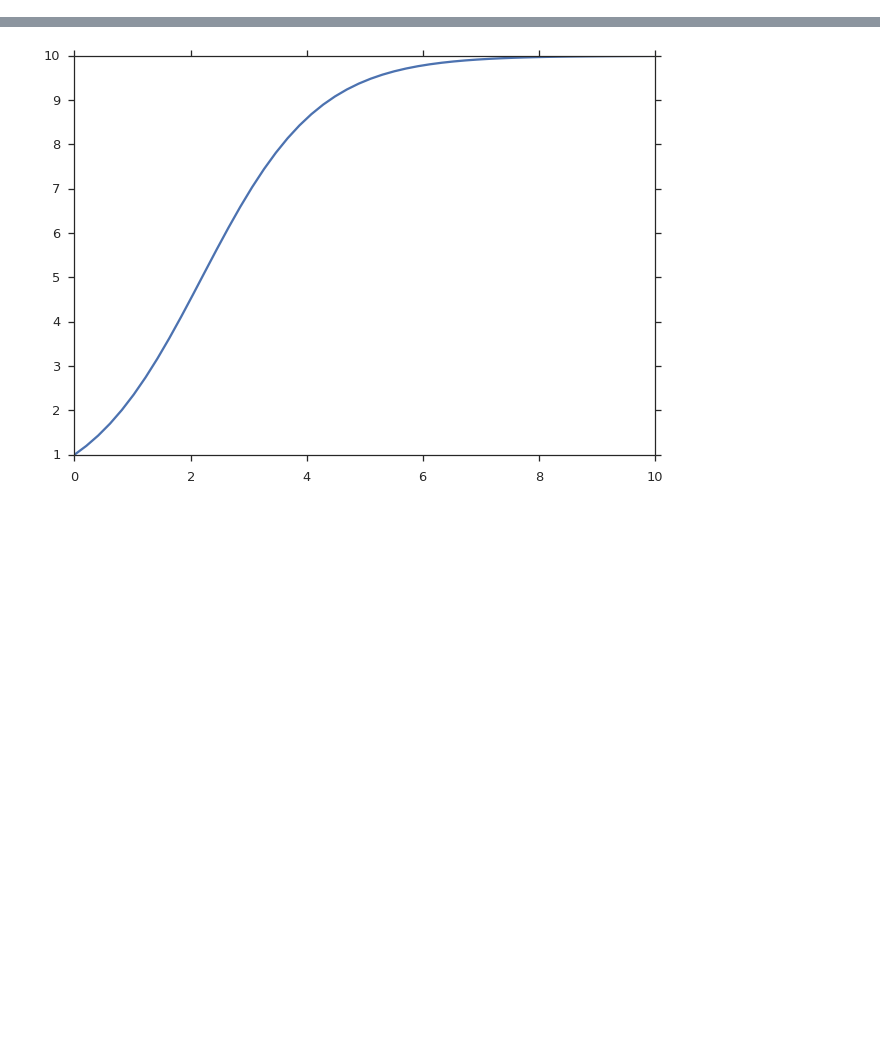
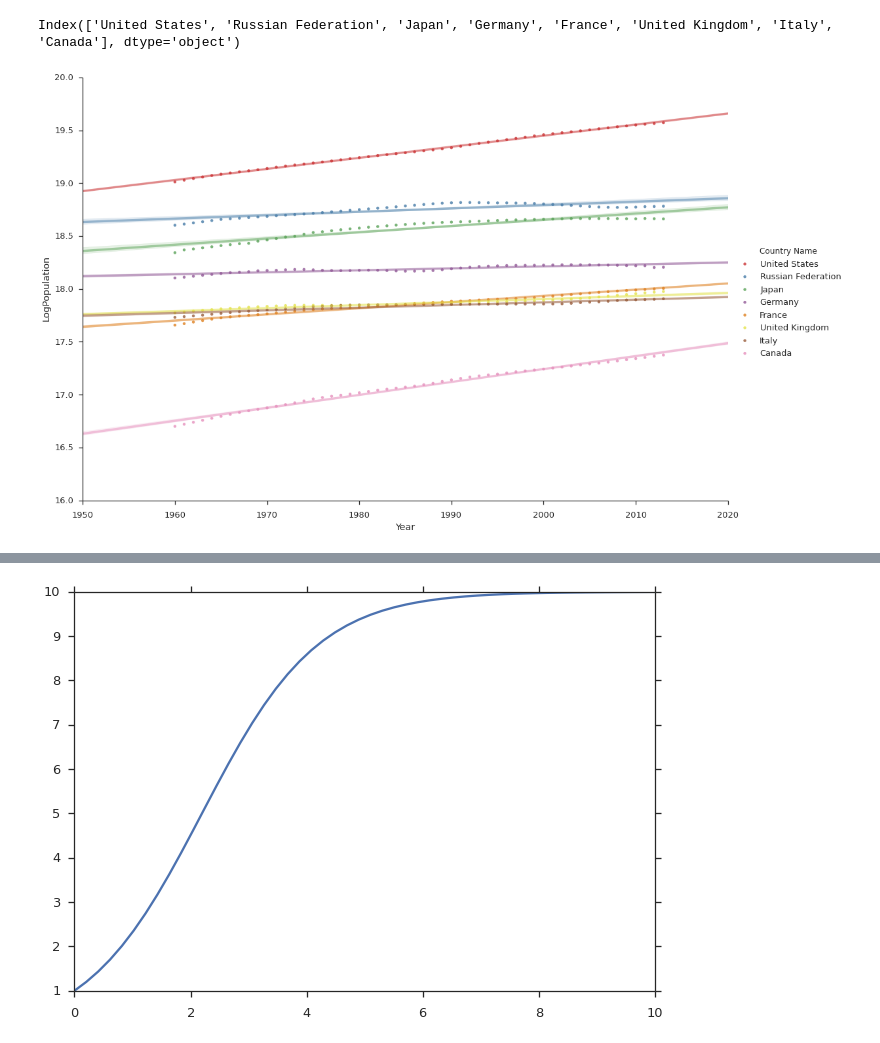
Before and after one commit to Py4Life/TAU2015, a Jupyter notebook: lecture10.ipynb, the cells around one changed output, grey strips where cells are left out. Saved outputs shown, nothing was run; the diff lists cells and outputs as text; code cells hidden in the pictures; blank space fills up the shorter version.

```diff
--- a/lecture10.ipynb
+++ b/lecture10.ipynb
@@ -152,0 +106,16 @@ interactive(plot_lotka_volterra, H0=(1,1000), L0=(1,100), a=(0,10,0.01), b=(0,10
+# %%
+df['LogPopulation'] = log(df.Population)
+# %%
+G8 = ('France', 'Germany', 'Italy', 'Japan', 'United Kingdom', 'United States', 'Canada', 'Russian Federation')
+G8 = df[df['Country Name'].isin(G8)]
+# %%
+d = G8.groupby('Country Name').Population.max()
+d.sort(ascending=False)
+d = d.index
+print(d)
+# %% [output]
+Index(['United States', 'Russian Federation', 'Japan', 'Germany', 'France', 'United Kingdom', 'Italy', 'Canada'], dtype='object')
+# %%
+sns.lmplot('Year', 'LogPopulation', G8, hue='Country Name', size=10, aspect=1.5, line_kws={'alpha':0.5}, hue_order=d);
+# %% [output]
+[figure, added]
```
Also changed, not shown: parts of 37 cells of this notebook.
